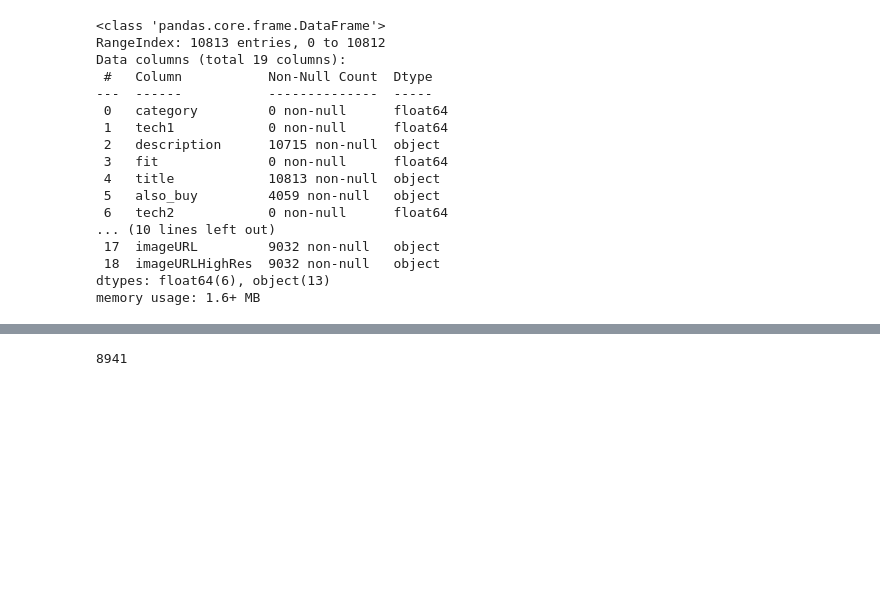
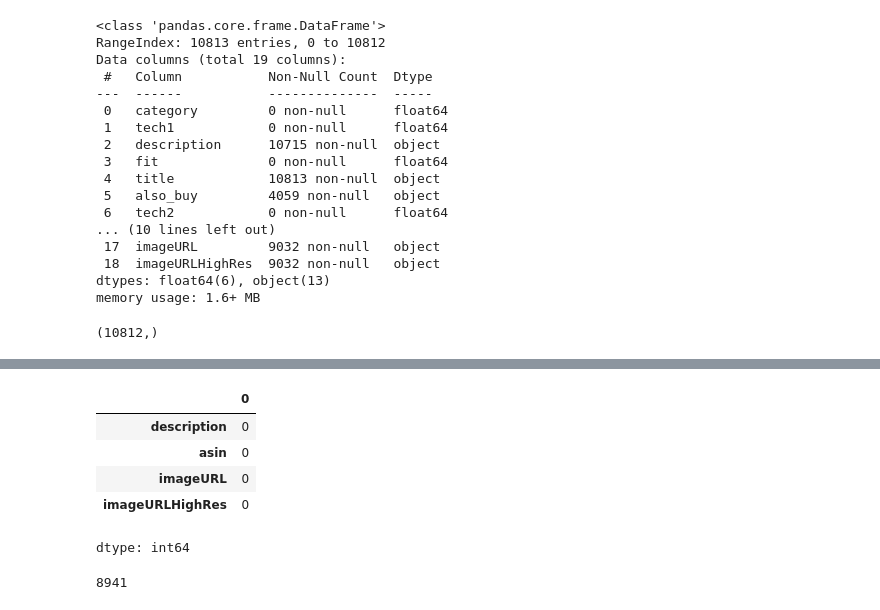
Before and after one commit to vichShir/deep-mine, a Jupyter notebook: Deep_MINE.ipynb, the cells around one changed output, grey strips where cells are left out. Cells and saved outputs as stored; diff of their text form; code cells hidden in the pictures; blank space fills up the shorter version.

```diff
--- a/Deep_MINE.ipynb
+++ b/Deep_MINE.ipynb
@@ -116,6 +136,11 @@ Data columns (total 19 columns):
  18  imageURLHighRes  9032 non-null   object
 dtypes: float64(6), object(13)
 memory usage: 1.6+ MB
+# %%
+all_products = df_products['asin'].unique()
+all_products.shape
+# %% [output]
+(10812,)
 # %%
 # data cleaning
 df_products = df_products.dropna(subset=['description', 'asin', 'imageURL', 'imageURLHighRes'])
@@ -127,6 +152,15 @@ df_products.head(2)
 |  | description | asin | imageURL | imageURLHighRes |
 | 0 | [Sink your sweet tooth into MILK ... | B00005BPJO | [https://images-na.ssl-images-ama... | [https://images-na.ssl-images-ama... |
 | 1 | [Sink your sweet tooth into MILK ... | B00005BPJO | [https://images-na.ssl-images-ama... | [https://images-na.ssl-images-ama... |
+# %%
+df_products.isnull().sum()
+# %% [output]
+|  | 0 |
+| description | 0 |
+| asin | 0 |
+| imageURL | 0 |
+| imageURLHighRes | 0 |
+dtype: int64
 # %%
 # get number of unique products
 df_products['asin'].nunique()
```
Also changed, not shown: parts of 21 cells of this notebook.
